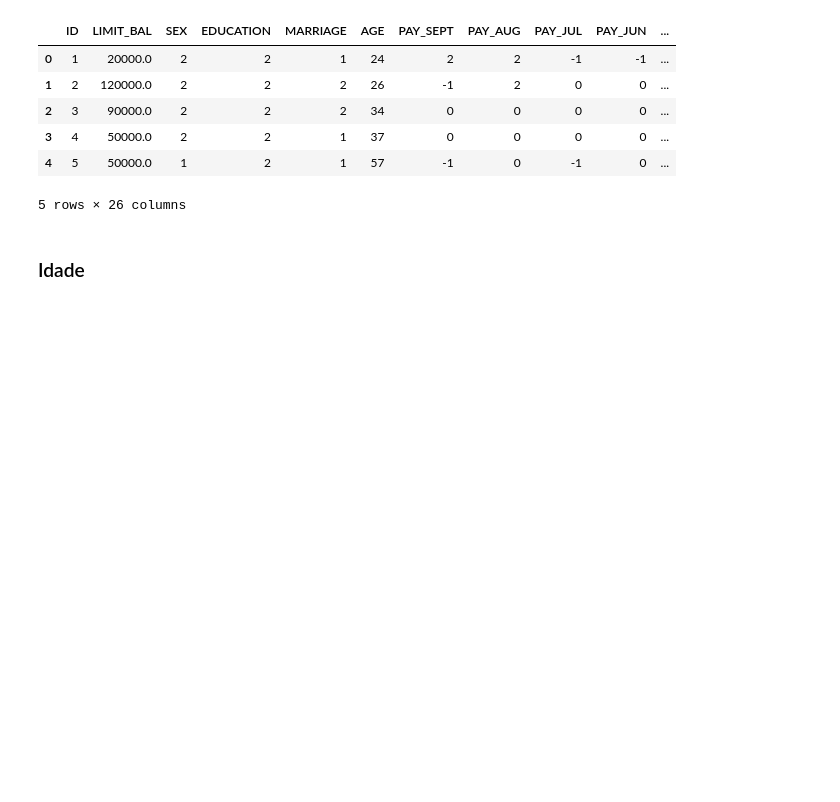
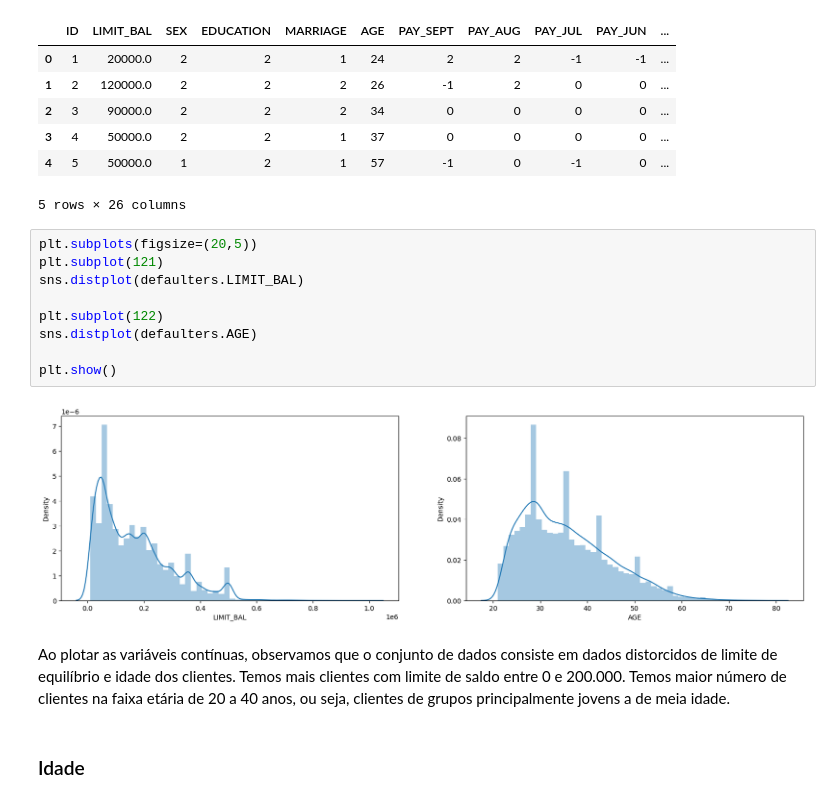
Before and after one commit to FabricioLealRS/Default-Payments-of-Credit-Card, a Jupyter notebook: Cartão_de_crédito_Previsão_de_Inadimplência_V1.ipynb, the cells around one changed output. Cells and saved outputs as stored; diff of their text form; blank space fills up the shorter version.

```diff
--- a/Cartão_de_crédito_Previsão_de_Inadimplência_V1.ipynb
+++ b/Cartão_de_crédito_Previsão_de_Inadimplência_V1.ipynb
@@ -383,6 +390,21 @@ df.head()
 | 3 | 4 | 50000.0 | 2 | 2 | 1 | 37 | 0 | 0 | 0 | 0 | ... |
 | 4 | 5 | 50000.0 | 1 | 2 | 1 | 57 | -1 | 0 | -1 | 0 | ... |
 5 rows × 26 columns
+# %%
+plt.subplots(figsize=(20,5))
+plt.subplot(121)
+sns.distplot(defaulters.LIMIT_BAL)
+
+plt.subplot(122)
+sns.distplot(defaulters.AGE)
+
+plt.show()
+# %% [output]
+[figure, added]
+# %% [markdown]
+Ao plotar as variáveis contínuas, observamos que o conjunto de dados consiste em dados distorcidos de limite de equilíbrio e idade dos clientes.
+Temos mais clientes com limite de saldo entre 0 e 200.000.
+Temos maior número de clientes na faixa etária de 20 a 40 anos, ou seja, clientes de grupos principalmente jovens a de meia idade.
 # %% [markdown]
 ### Idade
 # %% [markdown]
```
Also changed, not shown: parts of 7 cells of this notebook.
